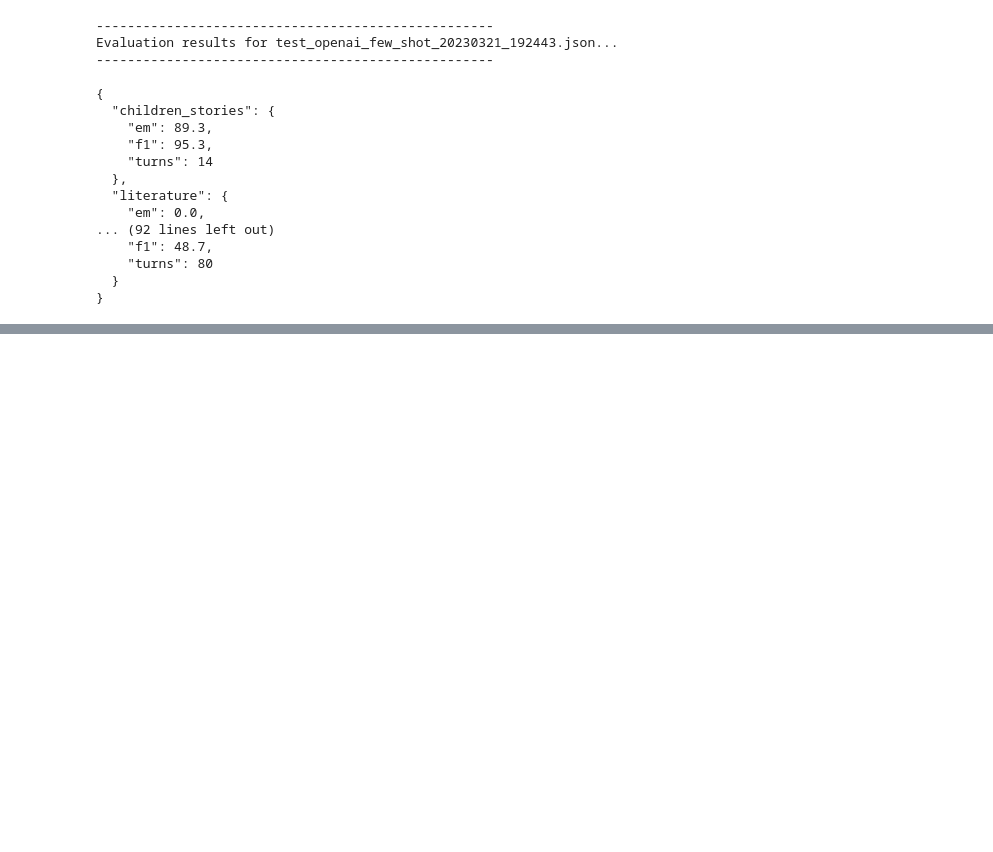
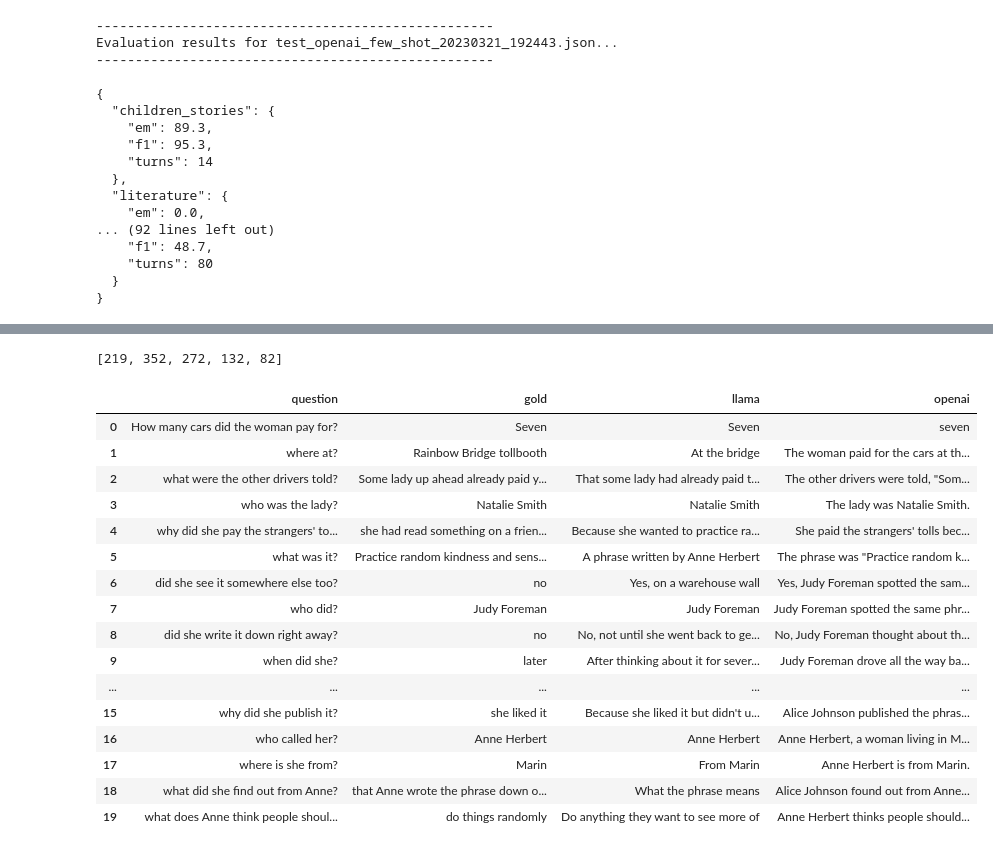
Before and after one commit to eduseiti/ia368v_dd_class_04, a Jupyter notebook: CoQa_via_prompt_engineering.ipynb, the cells around one changed output, grey strips where cells are left out. Cells and saved outputs as stored; diff of their text form; code cells hidden in the pictures; blank space fills up the shorter version.

Commit message:
Adding answers comparison

```diff
--- a/CoQa_via_prompt_engineering.ipynb
+++ b/CoQa_via_prompt_engineering.ipynb
@@ -635,0 +644,3 @@ Evaluation results for test_openai_few_shot_20230321_192443.json...
+# %%
+with open(openai_answers) as inputFile:
+    openai_data = json.load(inputFile)
@@ -635,0 +651,11 @@ Evaluation results for test_openai_few_shot_20230321_192443.json...
+# %%
+llama_data['set_entries']
+# %% [output]
+[219, 352, 272, 132, 82]
+# %%
+questions = [q['input_text'] for q in dev_set['data'][llama_data['set_entries'][0]]['questions']]
+gold_answers = [q['input_text'] for q in dev_set['data'][llama_data['set_entries'][0]]['answers']]
+answers_llama = [q['answer'] for q in llama_data['answers']]
+answers_openai = [q['answer'] for q in openai_data['answers']]
+# %%
+answers_df = pd.DataFrame(zip(questions, gold_answers, answers_llama, answers_openai), columns=['question', 'gold', 'llama', 'openai'])
@@ -635,0 +664,22 @@ Evaluation results for test_openai_few_shot_20230321_192443.json...
+# %%
+pd.set_option('display.max_colwidth', None)
+# %%
+answers_df
+# %% [output]
+|  | question | gold | llama | openai |
+| 0 | How many cars did the woman pay for? | Seven | Seven | seven |
+| 1 | where at? | Rainbow Bridge tollbooth | At the bridge | The woman paid for the cars at th... |
+| 2 | what were the other drivers told? | Some lady up ahead already paid y... | That some lady had already paid t... | The other drivers were told, "Som... |
+| 3 | who was the lady? | Natalie Smith | Natalie Smith | The lady was Natalie Smith. |
+| 4 | why did she pay the strangers' to... | she had read something on a frien... | Because she wanted to practice ra... | She paid the strangers' tolls bec... |
+| 5 | what was it? | Practice random kindness and sens... | A phrase written by Anne Herbert | The phrase was "Practice random k... |
+| 6 | did she see it somewhere else too? | no | Yes, on a warehouse wall | Yes, Judy Foreman spotted the sam... |
+| 7 | who did? | Judy Foreman | Judy Foreman | Judy Foreman spotted the same phr... |
+| 8 | did she write it down right away? | no | No, not until she went back to ge... | No, Judy Foreman thought about th... |
+| 9 | when did she? | later | After thinking about it for sever... | Judy Foreman drove all the way ba... |
+| ... | ... | ... | ... | ... |
+| 15 | why did she publish it? | she liked it | Because she liked it but didn't u... | Alice Johnson published the phras... |
+| 16 | who called her? | Anne Herbert | Anne Herbert | Anne Herbert, a woman living in M... |
+| 17 | where is she from? | Marin | From Marin | Anne Herbert is from Marin. |
+| 18 | what did she find out from Anne? | that Anne wrote the phrase down o... | What the phrase means | Alice Johnson found out from Anne... |
+| 19 | what does Anne think people shoul... | do things randomly | Do anything they want to see more of | Anne Herbert thinks people should... |
```
Also changed, not shown: parts of 5 cells of this notebook.
